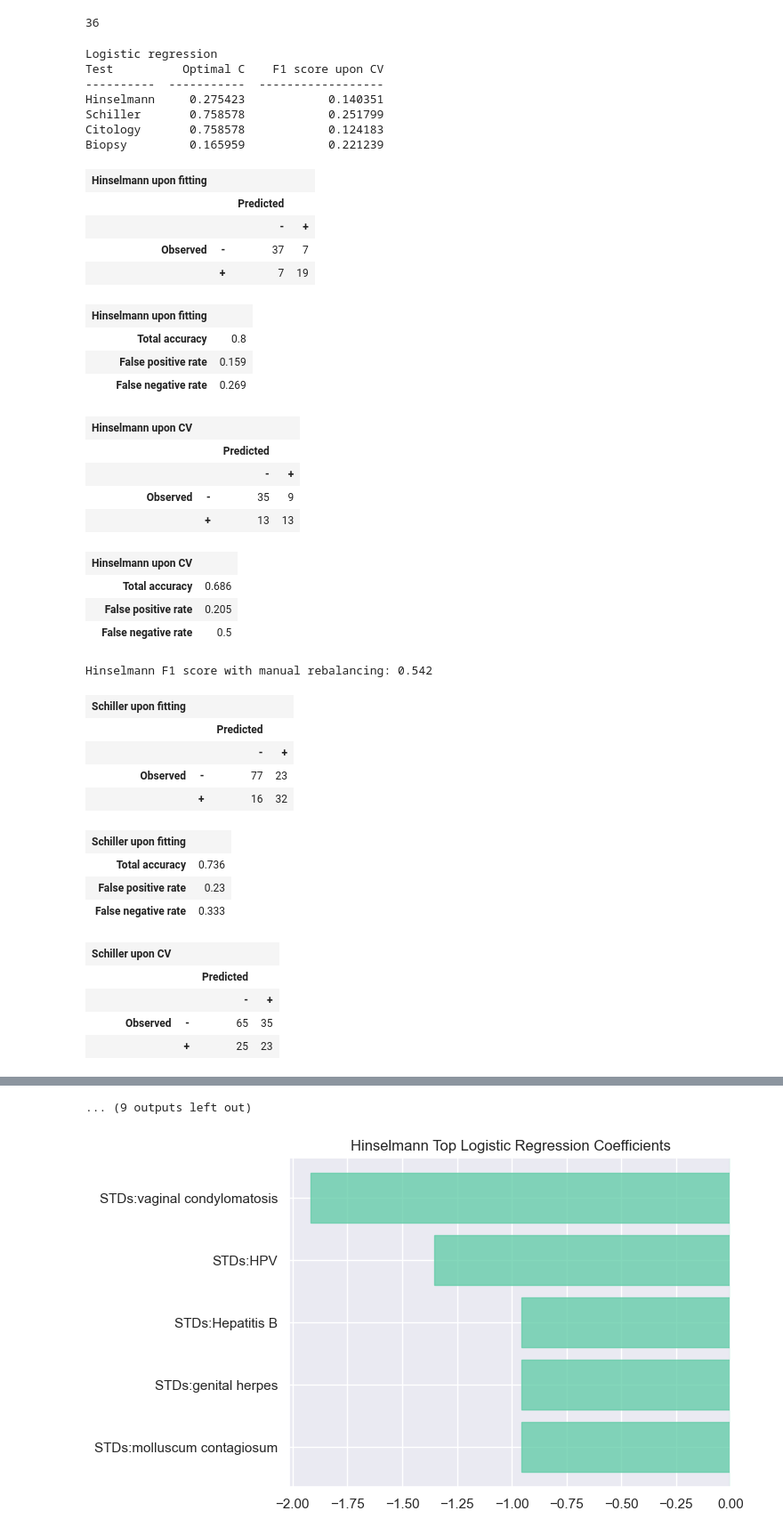
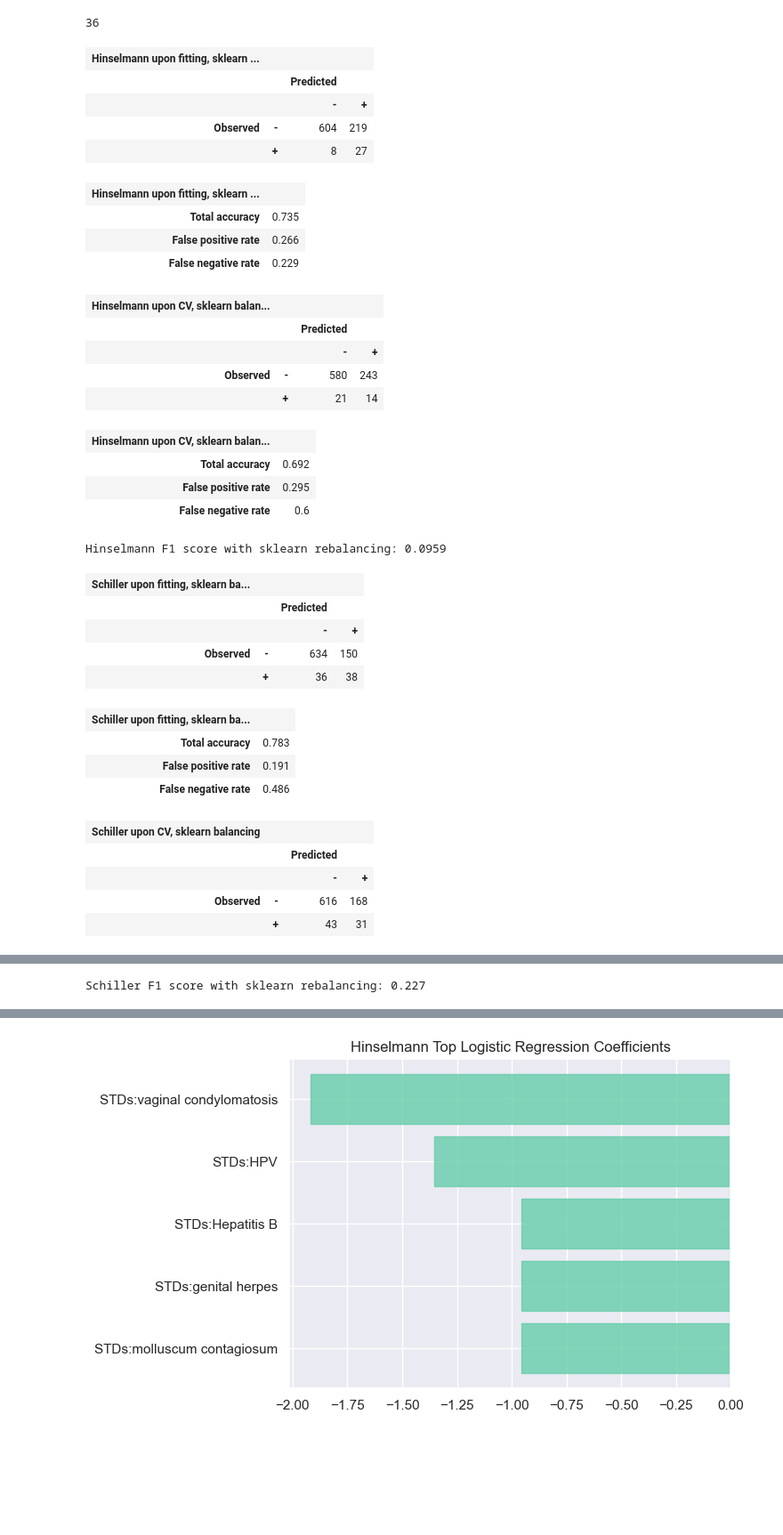
Before and after one commit to NeekTheGiraffe/cervical-cancer-model, a Jupyter notebook: BE 175 Final Project Cervical Cancer Prediction.ipynb, the cells around one changed output, grey strips where cells are left out. Shown at 89% size. Saved outputs shown, nothing was run; the diff lists cells and outputs as text; code cells hidden in the pictures; blank space fills up the shorter version.

Commit message:
Remove optimization of C for logistic regression

```diff
--- a/BE 175 Final Project Cervical Cancer Prediction.ipynb
+++ b/BE 175 Final Project Cervical Cancer Prediction.ipynb
@@ -65,86 +65,68 @@ def direct_fit_classifier(pipe, x, y, balanced_step_name=None):
         fit_params = {}
     pipe.fit(x, y, **fit_params)
     return confusion_matrix(y, pipe.predict(x))
 
 # Cross-validation
 def cv_classifier(pipe, x, y, cv, balanced_step_name=None):
     ypred = np.empty(x.shape[0])
     for train_i, test_i in cv.split(x, y):
         if balanced_step_name:
             fit_params = {'{0}__sample_weight'.format(balanced_step_name): compute_sample_weight('balanced', y.iloc[train_i])}
         else:
             fit_params = {}
         pipe.fit(x.iloc[train_i], y.iloc[train_i], **fit_params)
         ypred[test_i] = pipe.predict(x.iloc[test_i])
     return confusion_matrix(y, ypred)
 
-c_vals = np.logspace(-1, 0.1, 11)
-table_rows = []
 for outcome, name in zip([hinselmann, schiller, citology, biopsy],
                          ['Hinselmann', 'Schiller', 'Citology', 'Biopsy']):
-    name = outcome.name
-    lr_cv_f1 = np.empty(len(c_vals))
-    for i, c in enumerate(c_vals):
-        lr_pipe['logreg'].C = c
-        direct_cm = direct_fit_classifier(lr_pipe, x, outcome, 'logreg')
-        cv_cm = cv_classifier(lr_pipe, x, outcome, StratifiedKFold(shuffle=True), 'logreg')
-        lr_cv_f1[i] = get_f1_score(cv_cm)
-    i = np.argmax(lr_cv_f1)
-    # plt.figure()
-    # plt.title(name)
-    # plt.plot(c_vals, lr_cv_f1)
-    table_rows.append([name, c_vals[i], lr_cv_f1[i]])
-print('Logistic regression')
-print(tabulate(table_rows, headers=['Test', 'Optimal C', 'F1 score upon CV']))
+    direct_cm = direct_fit_classifier(lr_pipe, x, outcome, 'logreg')
+    cv_cm = cv_classifier(lr_pipe, x, outcome, StratifiedKFold(shuffle=True), 'logreg')
+    display_model_stats(direct_cm, '{0} upon fitting, sklearn balancing'.format(name))
+    display_model_stats(cv_cm, '{0} upon CV, sklearn balancing'.format(name))
+    print('{0} F1 score with sklearn rebalancing: {1:.3}'.format(name, get_f1_score(cv_cm)))
 for outcome, name in zip([hinselmann_bal, schiller_bal, citology_bal, biopsy_bal],
                          ['Hinselmann', 'Schiller', 'Citology', 'Biopsy']):
     xbal = outcome.iloc[:,:-4]      #added for balanced data set
     ybal = outcome.iloc[:,33]       #added for balanced data set
     direct_cm = direct_fit_classifier(lr_pipe, xbal, ybal, 'logreg')
     cv_cm = cv_classifier(lr_pipe, xbal, ybal, KFold(shuffle=True), 'logreg')
 
     display_model_stats(direct_cm, '{0} upon fitting'.format(name))
 
     display_model_stats(cv_cm, '{0} upon CV'.format(name))
     print('{0} F1 score with manual rebalancing: {1:.3}'.format(name, get_f1_score(cv_cm)))
 # %% [output]
-Logistic regression
-Test          Optimal C    F1 score upon CV
-----------  -----------  ------------------
-Hinselmann     0.275423            0.140351
-Schiller       0.758578            0.251799
-Citology       0.758578            0.124183
-Biopsy         0.165959            0.221239
-| Hinselmann upon fitting |  |  |  |
+| Hinselmann upon fitting, sklearn ... |  |  |  |
 |  |  | Predicted |  |
 |  |  | - | + |
-| Observed | - | 37 | 7 |
-|  | + | 7 | 19 |
+| Observed | - | 604 | 219 |
+|  | + | 8 | 27 |
-| Hinselmann upon fitting |  |
-| Total accuracy | 0.8 |
-| False positive rate | 0.159 |
-| False negative rate | 0.269 |
+| Hinselmann upon fitting, sklearn ... |  |
+| Total accuracy | 0.735 |
+| False positive rate | 0.266 |
+| False negative rate | 0.229 |
-| Hinselmann upon CV |  |  |  |
+| Hinselmann upon CV, sklearn balan... |  |  |  |
 |  |  | Predicted |  |
 |  |  | - | + |
-| Observed | - | 35 | 9 |
-|  | + | 13 | 13 |
+| Observed | - | 580 | 243 |
+|  | + | 21 | 14 |
-| Hinselmann upon CV |  |
-| Total accuracy | 0.686 |
-| False positive rate | 0.205 |
-| False negative rate | 0.5 |
+| Hinselmann upon CV, sklearn balan... |  |
+| Total accuracy | 0.692 |
+| False positive rate | 0.295 |
+| False negative rate | 0.6 |
-Hinselmann F1 score with manual rebalancing: 0.542
+Hinselmann F1 score with sklearn rebalancing: 0.0959
-| Schiller upon fitting |  |  |  |
+| Schiller upon fitting, sklearn ba... |  |  |  |
 |  |  | Predicted |  |
 |  |  | - | + |
-| Observed | - | 77 | 23 |
-|  | + | 16 | 32 |
+| Observed | - | 634 | 150 |
+|  | + | 36 | 38 |
-| Schiller upon fitting |  |
-| Total accuracy | 0.736 |
-| False positive rate | 0.23 |
-| False negative rate | 0.333 |
+| Schiller upon fitting, sklearn ba... |  |
+| Total accuracy | 0.783 |
+| False positive rate | 0.191 |
+| False negative rate | 0.486 |
-| Schiller upon CV |  |  |  |
+| Schiller upon CV, sklearn balancing |  |  |  |
 |  |  | Predicted |  |
 |  |  | - | + |
-| Observed | - | 65 | 35 |
-|  | + | 25 | 23 |
+| Observed | - | 616 | 168 |
+|  | + | 43 | 31 |
@@ -154,0 +137 @@ Hinselmann F1 score with manual rebalancing: 0.542
+Schiller F1 score with sklearn rebalancing: 0.227
@@ -161,4 +148,3 @@ Schiller F1 score with manual rebalancing: 0.434
-... (9 outputs left out)
 # %%
 ###### Logistic regression coefficients ######
 
```
Also changed, not shown: parts of 1 cell of this notebook.
